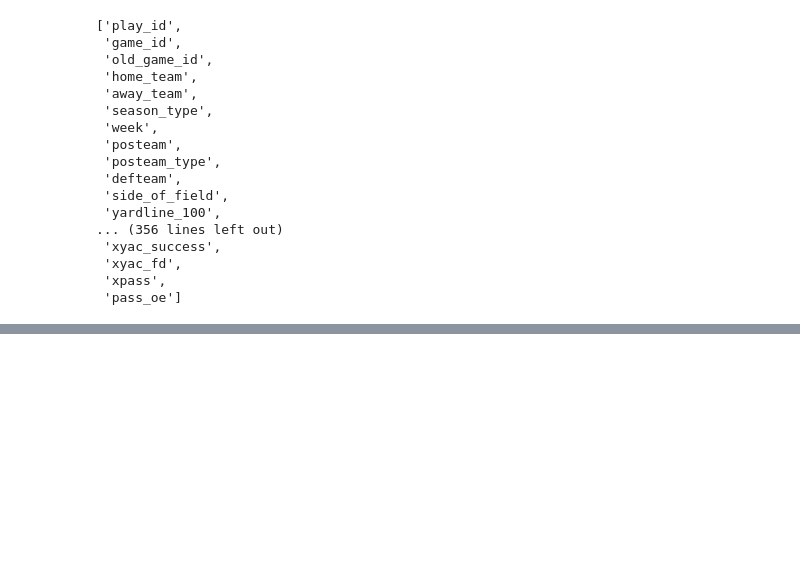
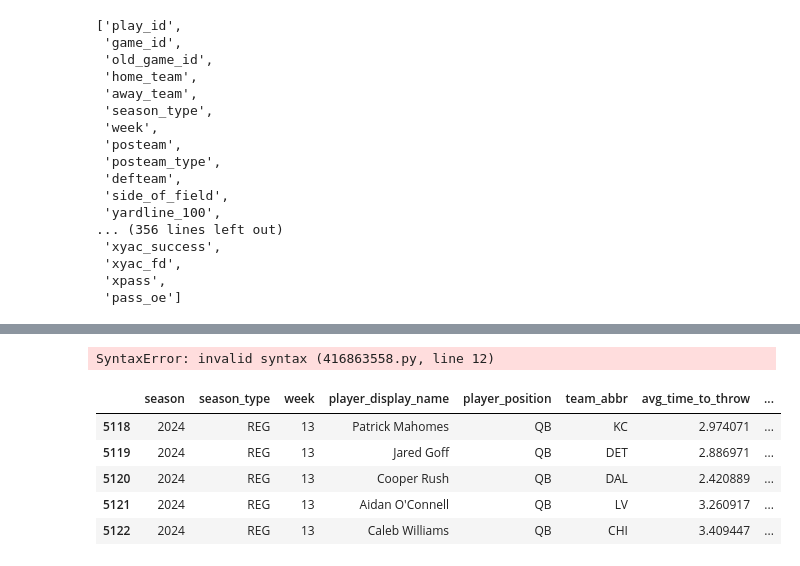
Before and after one commit to jbenr/NFL, a Jupyter notebook: Untitled.ipynb, the cells around one changed output, grey strips where cells are left out. Saved outputs shown, nothing was run; the diff lists cells and outputs as text; code cells hidden in the pictures; blank space fills up the shorter version.

```diff
--- a/Untitled.ipynb
+++ b/Untitled.ipynb
@@ -151,0 +154,24 @@ df.tail(5)
+# %%
+# The formula for VALUE is:
+# -2.2 * Pass Attempts
+# + 3.7 * Completions
+# + (Passing Yards / 5)
+# + 11.3 * Passing TDs
+# – 14.1 * Interceptions
+# – 8 * Times Sacked
+# – 1.1 * Rush Attempts
+# + 0.6 * Rushing Yards
+# + 15.9 * Rushing TDs
+
+ngs['qbr_537'] = ngs['attempts'] * ngs['']
+# %% [output]
+SyntaxError: invalid syntax (416863558.py, line 12)
+# %%
+ngs.tail(5)
+# %% [output]
+|  | season | season_type | week | player_display_name | player_position | team_abbr | avg_time_to_throw | ... |
+| 5118 | 2024 | REG | 13 | Patrick Mahomes | QB | KC | 2.974071 | ... |
+| 5119 | 2024 | REG | 13 | Jared Goff | QB | DET | 2.886971 | ... |
+| 5120 | 2024 | REG | 13 | Cooper Rush | QB | DAL | 2.420889 | ... |
+| 5121 | 2024 | REG | 13 | Aidan O'Connell | QB | LV | 3.260917 | ... |
+| 5122 | 2024 | REG | 13 | Caleb Williams | QB | CHI | 3.409447 | ... |
```
Also changed, not shown: parts of 5 cells of this notebook, 4 other files.
